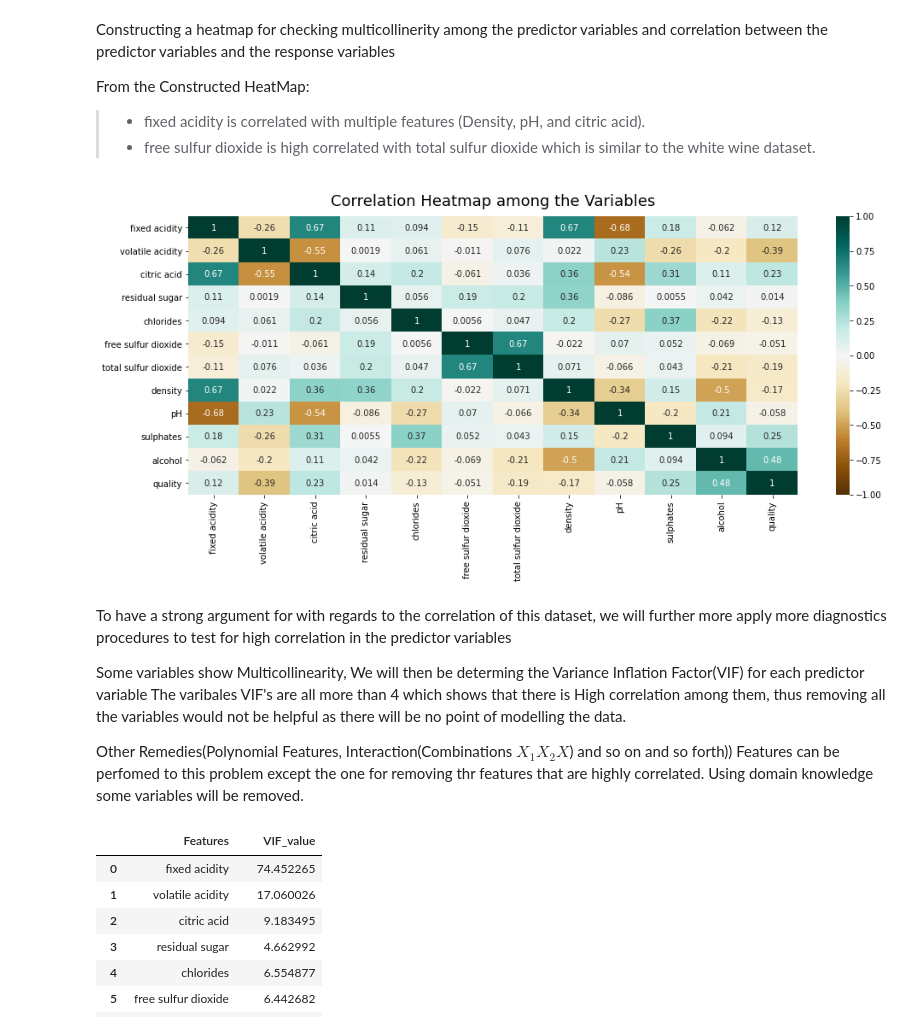
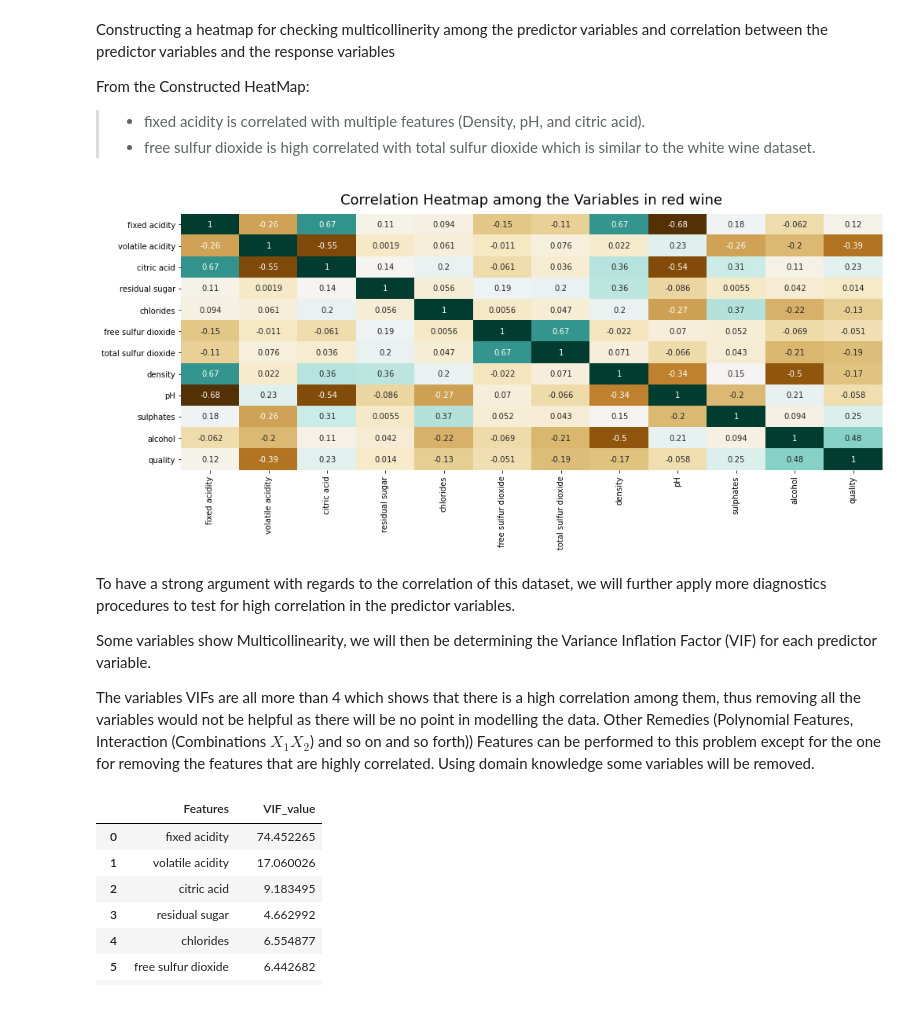
Before and after one commit to FeziweMelvin/Wine-Quality, a Jupyter notebook: redwine.ipynb, the cells around one changed output. Saved outputs shown, nothing was run; the diff lists cells and outputs as text; code cells hidden in the pictures.

```diff
--- a/redwine.ipynb
+++ b/redwine.ipynb
@@ -157,19 +157,17 @@ From the Constructed HeatMap:
  >- free sulfur dioxide is high correlated with total sulfur dioxide which is similar to the white wine dataset.
 # %%
 plt.figure(figsize=(16, 6))
-heatmap = sns.heatmap(red_wine_df.corr(), annot=True, cmap='BrBG',vmin=-1, vmax=1)
-heatmap.set_title('Correlation Heatmap among the Variables', fontdict={'fontsize':18}, pad=12)
+heatmap = sns.heatmap(red_wine_df.corr(), annot=True, cmap='BrBG', cbar=False)
+heatmap.set_title('Correlation Heatmap among the Variables in red wine', fontdict={'fontsize':18}, pad=12)
 plt.show()
 # %% [output]
-[figure, old version]
+[figure, new version]
 # %% [markdown]
-To have a strong argument for with regards to the correlation of this dataset, we will further more apply more diagnostics procedures to test for high correlation in the predictor variables
+To have a strong argument with regards to the correlation of this dataset, we will further apply more diagnostics procedures to test for high correlation in the predictor variables.
 
-Some variables show Multicollinearity, We will then be determing the Variance Inflation Factor(VIF) for each predictor variable
-The varibales VIF's are all more than 4 which shows that there is High correlation among them, thus removing all the variables would not be helpful as there will be no point of modelling the data.
+Some variables show Multicollinearity, we will then be determining the Variance Inflation Factor (VIF) for each predictor variable.
 
-Other Remedies(Polynomial Features, Interaction(Combinations $X_1X_2X$)
-  and so on and so forth)) Features can be perfomed to this problem except the one for removing thr features that are highly correlated. Using domain knowledge some variables will be removed.
+The variables VIFs are all more than 4 which shows that there is a high correlation among them, thus removing all the variables would not be helpful as there will be no point in modelling the data. Other Remedies (Polynomial Features, Interaction (Combinations $X_1X_2$) and so on and so forth)) Features can be performed to this problem except for the one for removing the features that are highly correlated. Using domain knowledge some variables will be removed.
 # %%
 X = red_wine_df.drop("quality",axis = 1)
 y = red_wine_df["quality"]
```
Also changed, not shown: parts of 7 cells of this notebook, 1 other file.
